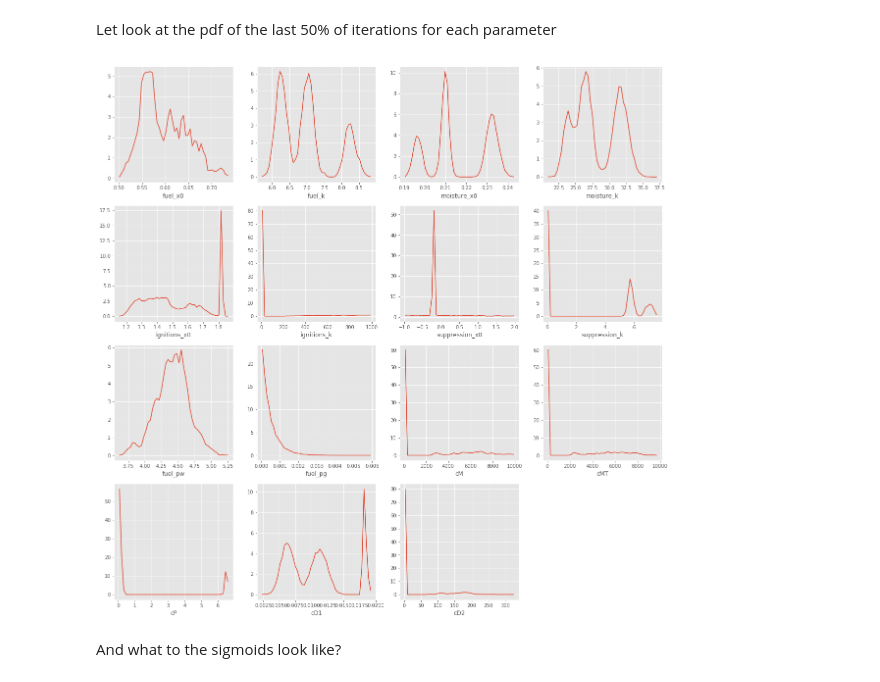
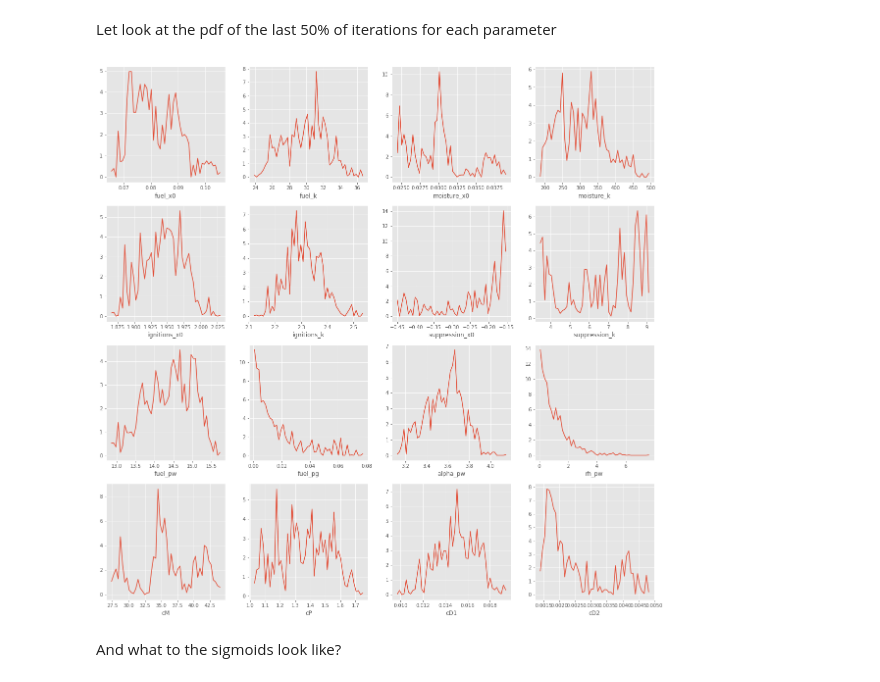
Before and after one commit to douglask3/UKESM-ConFire, a Jupyter notebook: notebooks/bayesian_inference.ipynb, the cells around one changed output. Saved outputs shown, nothing was run; the diff lists cells and outputs as text; code cells hidden in the pictures.

```diff
--- a/notebooks/bayesian_inference.ipynb
+++ b/notebooks/bayesian_inference.ipynb
@@ -114,14 +114,14 @@ plt.style.use('ggplot')
 
 # paths and parameters
                     # Full model
-sample_pc     = 10 # = 10 # Percentage of grid cells samples (largest = 100%) - training set
-nIterations   = 20000 # = 10000 # no. times it samples the posterior
+sample_pc     = 5 # = 10 # Percentage of grid cells samples (largest = 100%) - training set
+nIterations   = 5000 # = 10000 # no. times it samples the posterior
 nJobs         = 1   # = 2 # no. times it runs through optimisation proceedure = sample_pc * nJobs
 #chains per job
-nChains       = 5   # = 5
+nChains       = 1   # = 5
 
 datPath       = "/users/global/megbro/UKESM/globfire_RH2.csv"
-param_outpath = '../outputs/params_RH2.csv'
+param_outpath = '../outputs/params_RH3.csv'
 trace_db      = '../data/firemodel_trace.db'
 # %% [output]
 The autoreload extension is already loaded. To reload it, use:
@@ -408,6 +410,8 @@ with pm3.Model() as fire_error:
 
     moisture_x0    = pm3.Uniform('moisture_x0'   ,    -1.0,  2.0)
     moisture_k     = pm3.Uniform('moisture_k'    ,     0.0, 1000.0)
+    alpha_pw       = pm3.Exponential('alpha_pw'  ,     1.0)
+    rh_pw          = pm3.Exponential('rh_pw'     ,     1.0)
 
     ignition_x0    = pm3.Uniform('ignitions_x0'   ,    -4.0, 4.0)
     ignition_k     = pm3.Uniform('ignitions_k'    ,     0.0, 1000.0)
@@ -419,7 +423,7 @@ with pm3.Model() as fire_error:
     #pow_f          = pm3.Uniform('pow_f'         ,     0.0,    1.0)
 # now for the hyper-parameters that describe the independent fire condition covariates
     cM  = pm3.Uniform('cM' , 0.0, 1e4)
-    cMT = pm3.Uniform('cMT', 0.0, 1e4)
+    #cMT = pm3.Uniform('cMT', 0.0, 1e4)
     #cL  = pm3.Uniform('cL' , 0, 1e4)
     cP  = pm3.Uniform('cP' , 0.0, 1e4)
     cD1 = pm3.Uniform('cD1', 0.0, 1e4)
@@ -540,34 +545,35 @@ Let look at the pdf of the last 50% of iterations for each parameter
 # %%
 variables2Plot = ['fuel_x0'       , 'fuel_k',
                   'moisture_x0'   , 'moisture_k',
                   'ignitions_x0'  , 'ignitions_k',
                   'suppression_x0', 'suppression_k',
                   'fuel_pw'       , 'fuel_pg',
-                  'cM'            , 'cMT',
+                  'alpha_pw'      , 'rh_pw',
+                  'cM',
                   'cP',
                   'cD1'           , 'cD2']
 
 nvar = len(variables2Plot)
 npcol = 4
 nprow = np.ceil(nvar / npcol)
 
 plt.figure(figsize=(20,5 * nprow))
 def plotVar(var1, pn):
     plt.subplot(npcol, nprow, pn)
     param = vals[var1]
 
     hist, bins = np.histogram(param, bins=50)
     hist = 100.0 * hist / np.sum(hist)
     bins = bins[1:] - np.diff(bins)/2
     plt.plot(bins, hist)
     plt.xlabel(var1)
 
 pn = 0
 for i in variables2Plot:
     pn = pn + 1
     plotVar(i, pn)
 # %% [output]
-[figure, old version]
+[figure, new version]
 # %% [markdown]
 And what to the sigmoids look like?
 # %%
```
Also changed, not shown: parts of 8 cells of this notebook, 1 other file.
